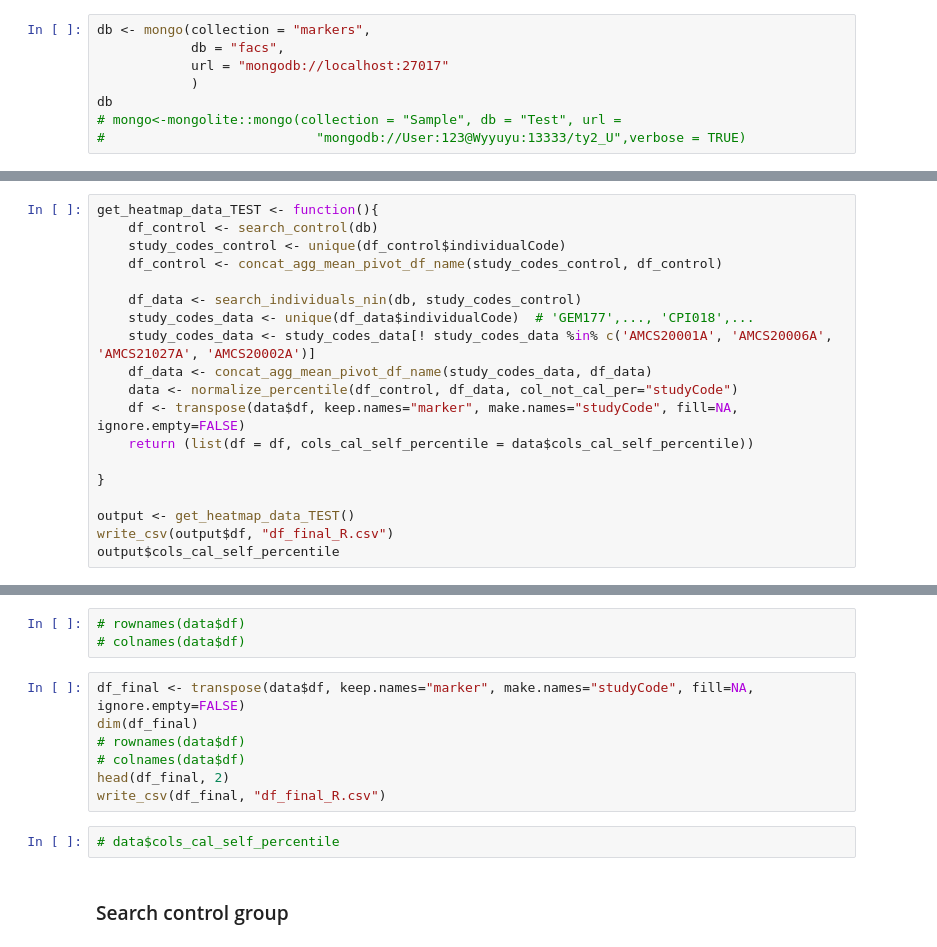
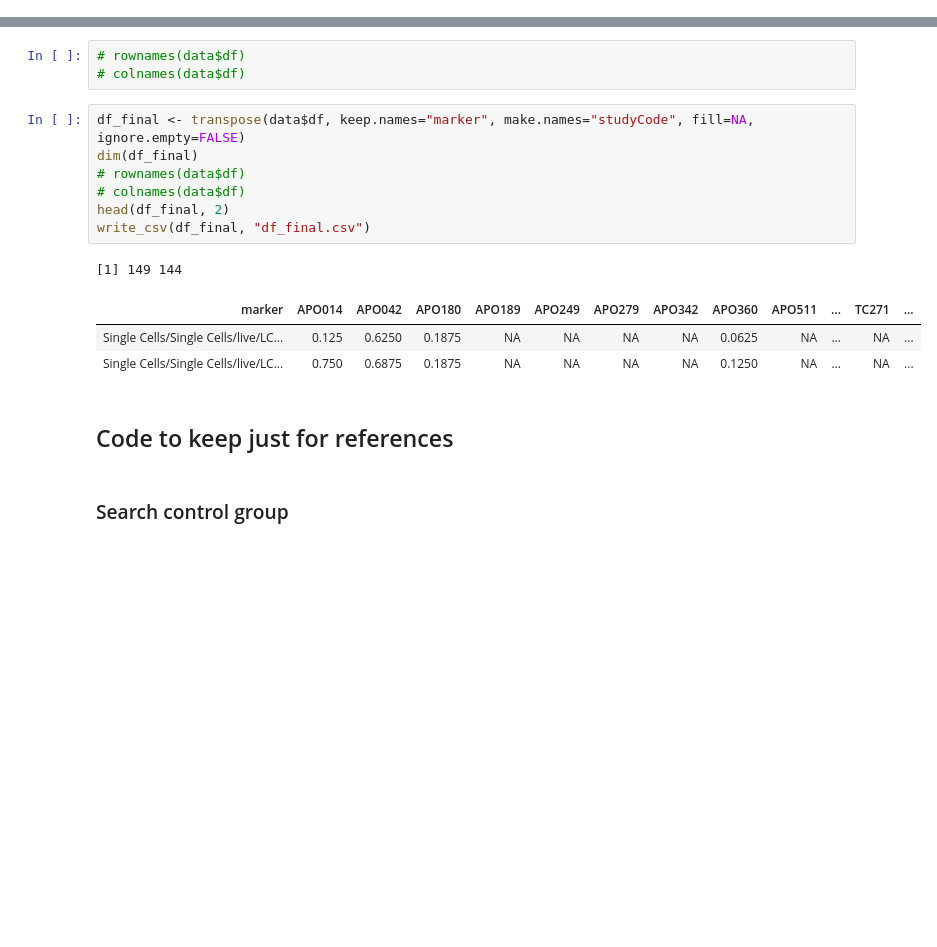
Before and after one commit to tuantla80/R-Shiny-Apps, a Jupyter notebook: R_Examples/mongolite.ipynb, the cells around one changed output, grey strips where cells are left out. Saved outputs shown, nothing was run; the diff lists cells and outputs as text; blank space fills up the shorter version.

```diff
--- a/R_Examples/mongolite.ipynb
+++ b/R_Examples/mongolite.ipynb
@@ -239,11 +242,3 @@ Warning message:
 "package 'readr' was built under R version 3.6.3"
 # %% [markdown]
 ### Connect to MongoDB
-# %%
-db <- mongo(collection = "markers",
-            db = "facs",
-            url = "mongodb://localhost:27017"
-            )
-db
-# mongo<-mongolite::mongo(collection = "Sample", db = "Test", url =
-#                           "mongodb://User:123@Wyyuyu:13333/ty2_U",verbose = TRUE)
@@ -313,22 +324,3 @@ vec_control
-# %%
-get_heatmap_data_TEST <- function(){
-    df_control <- search_control(db)
-    study_codes_control <- unique(df_control$individualCode)
-    df_control <- concat_agg_mean_pivot_df_name(study_codes_control, df_control)
-
-    df_data <- search_individuals_nin(db, study_codes_control)
-    study_codes_data <- unique(df_data$individualCode)  # 'GEM177',..., 'CPI018',...
-    study_codes_data <- study_codes_data[! study_codes_data %in% c('AMCS20001A', 'AMCS20006A', 'AMCS21027A', 'AMCS20002A')]
-    df_data <- concat_agg_mean_pivot_df_name(study_codes_data, df_data)
-    data <- normalize_percentile(df_control, df_data, col_not_cal_per="studyCode")
-    df <- transpose(data$df, keep.names="marker", make.names="studyCode", fill=NA, ignore.empty=FALSE)
-    return (list(df = df, cols_cal_self_percentile = data$cols_cal_self_percentile))
-
-}
-
-output <- get_heatmap_data_TEST()
-write_csv(output$df, "df_final_R.csv")
-output$cols_cal_self_percentile
 # %% [markdown]
 ## df control
 # %%
@@ -457,12 +461,17 @@ class(data$df)
 # %%
 df_final <- transpose(data$df, keep.names="marker", make.names="studyCode", fill=NA, ignore.empty=FALSE)
 dim(df_final)
 # rownames(data$df)
 # colnames(data$df)
 head(df_final, 2)
-write_csv(df_final, "df_final_R.csv")
+write_csv(df_final, "df_final.csv")
+# %% [output]
+[1] 149 144
+| marker | APO014 | APO042 | APO180 | APO189 | APO249 | APO279 | APO342 | APO360 | APO511 | ... | TC271 | ... |
+| Single Cells/Single Cells/live/LC... | 0.125 | 0.6250 | 0.1875 | NA | NA | NA | NA | 0.0625 | NA | ... | NA | ... |
+| Single Cells/Single Cells/live/LC... | 0.750 | 0.6875 | 0.1875 | NA | NA | NA | NA | 0.1250 | NA | ... | NA | ... |
-# %%
-# data$cols_cal_self_percentile
+# %% [markdown]
+## Code to keep just for references
 # %% [markdown]
 ### Search control group
 # %%
```
Also changed, not shown: parts of 12 cells of this notebook.
